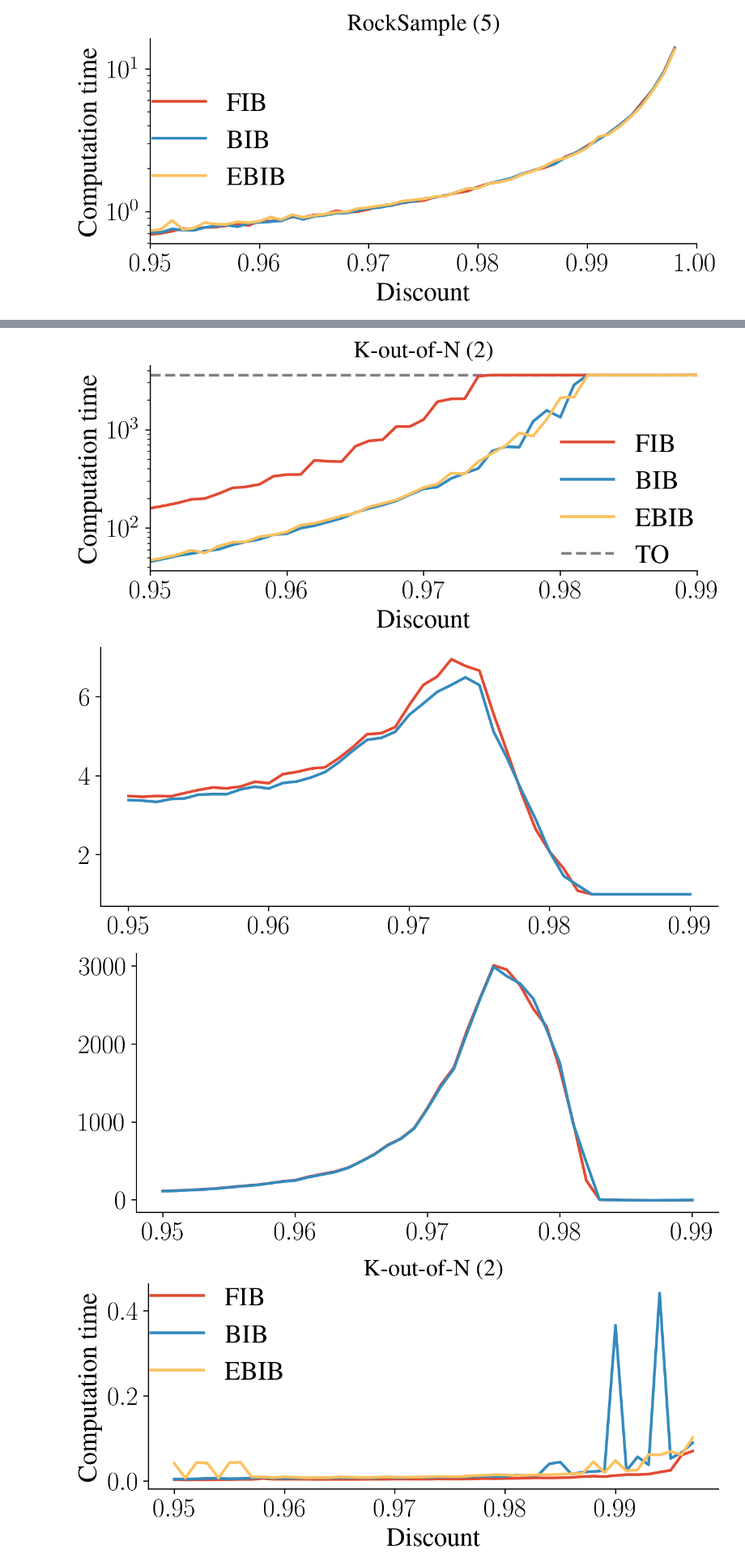
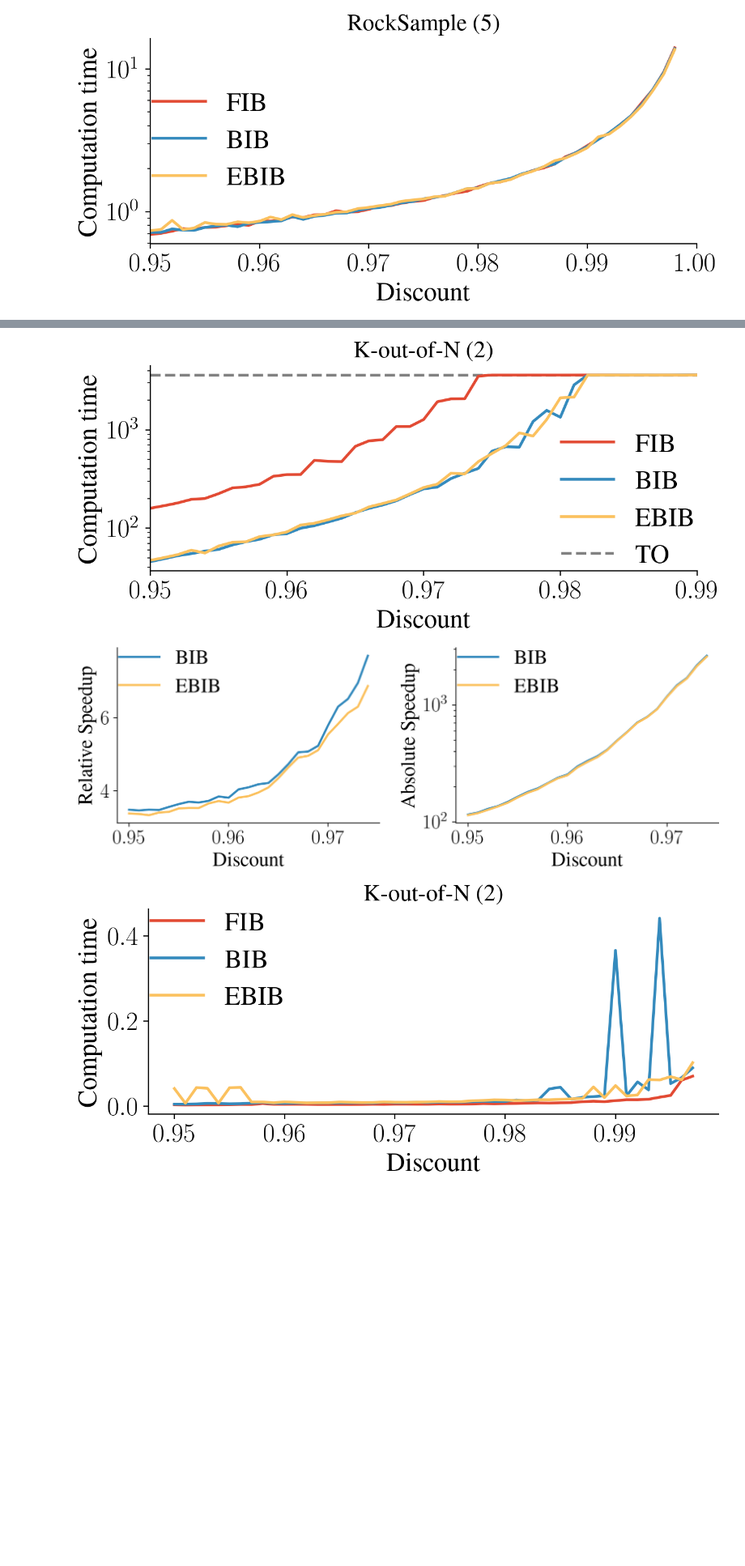
Before and after one commit to MKrale/Tighter_Informed_Bound, a Jupyter notebook: plotting_python.ipynb, the cells around one changed output, grey strips where cells are left out. Shown: that part at 81% size. Cells and saved outputs as stored; diff of their text form; code cells hidden in the pictures; blank space fills up the shorter version.

Commit message:
small experiments & data analysis changes

```diff
--- a/plotting_python.ipynb
+++ b/plotting_python.ipynb
@@ -492,7 +490,8 @@ print(dataframe.to_latex(column_format="l||rrrrr||r|rr|rr|rr|rr"))
 \bottomrule
 \end{tabular}
 # %%
-colours =  ['#E24A33', '#348ABD',  '#FBC15E', '#8EBA42', '#FFB5B8']
+# colours =  ['#E24A33', '#348ABD',  '#FBC15E', '#8EBA42', '#FFB5B8']
+colours = ["#7C16C6","#31E20C", "#FFA90D", "#F90D24",  "#FFF90D"]
 interesting = ["SparseHallway2"]
 
 
@@ -758,43 +758,86 @@ plt.legend(handles, labels, loc='best')
 plt.title("K-out-of-N (2)")
 plt.savefig(filename, transparent=True)
 plt.show()
 
+# cutoff = 16
+cutoff = 16
+for i in range(len(times)):
+    times[i] = times[i][:-cutoff]
+
+discounts = discounts[:-cutoff]
+
 
 speedup_rel_BIB = savgol_filter(np.divide(times[0], times[1]), window_length=3, polyorder=0, mode="nearest")
 speedup_rel_EBIB = savgol_filter(np.divide(times[0], times[2]), window_length=3, polyorder=0, mode="nearest")
 speedup_abs_BIB = savgol_filter(np.subtract(times[0], times[1]), window_length=3, polyorder=0, mode="nearest")
 speedup_abs_EBIB = savgol_filter(np.subtract(times[0], times[2]), window_length=3, polyorder=0, mode="nearest")
 # speedup_rel_BIB = np.divide(times[0], times[1])
 # speedup_rel_EBIB = np.divide(times[0], times[2])
 # speedup_abs_BIB = np.subtract(times[0],times[1])
 # speedup_abs_EBIB = np.subtract(times[0],times[2])
 # plt.xlim(0.95, 0.974)
 # plt.ylim(0,25)
-plt.plot(discounts,speedup_rel_BIB)#, color=colours[i], linestyle="-")
-plt.plot(discounts,speedup_rel_EBIB)#, color=colours[i], linestyle="-")
+# plt.plot(discounts,speedup_rel_BIB)#, color=colours[i], linestyle="-")
+# plt.plot(discounts,speedup_rel_EBIB)#, color=colours[i], linestyle="-")
+# plt.show()
+# # plt.xlim(0.95, 0.974)
+# # plt.ylim(0,1000)
+# plt.plot(discounts,speedup_abs_BIB)#, color=colours[i], linestyle="-")
+# plt.plot(discounts,speedup_abs_EBIB)#, color=colours[i], linestyle="-")
+# # plt.yscale("log")
+# plt.show()
+
+fig, (ax1, ax2) = plt.subplots(1, 2, figsize=(9, 3.5), sharex=True)
+
+# First subplot: Relative Speedup
+# ax1.set_xlim(0.95, 1)
+ax1.plot(discounts, speedup_rel_BIB, color=colours[1], linestyle="-", label="BIB")
+ax1.plot(discounts, speedup_rel_EBIB, color=colours[2], linestyle="-", label="EBIB")
+ax1.legend(loc="upper left")
+# ax1.set_yscale("log")
+ax1.set_xlabel("Discount")
+ax1.set_ylabel("Relative Speedup")
+# ax1.set_title("Relative Speedup vs Discount")  # Optional title for clarity
+
+# Second subplot: Absolute Speedup
+# ax2.set_xlim(0.95, 1)
+ax2.plot(discounts, speedup_abs_BIB, color=colours[1], linestyle="-", label="BIB")
+ax2.plot(discounts, speedup_abs_EBIB, color=colours[2], linestyle="-", label="EBIB")
+ax2.legend(loc="upper left")
+ax2.set_xlabel("Discount")
+ax2.set_ylabel("Absolute Speedup")
+ax2.set_yscale("log")
+# ax2.yaxis.tick_right()
+# ax2.yaxis.set_label_position("right")
+# ax2.spines['right'].set_position(('outward', 0))  # Move the right spine outwards to become the primary y-axis
+# ax2.spines['left'].set_visible(False)  # Hide the left y-axis spine
+# ax2.spines['right'].set_visible(True)
+ax2.set_ylabel("Absolute Speedup")
+# ax2.set_title("Absolute Speedup vs Discount")  # Optional title for clarity
+
+# Adjust the layout so the plots don't overlap
+plt.tight_layout()
+
+# Save the figure if needed
+plt.savefig("Data/Figures/DiscountTest_K-out-of-N2_speedup_subplots.pdf")
+
+# Display the plots
 plt.show()
-# plt.xlim(0.95, 0.974)
-# plt.ylim(0,1000)
-plt.plot(discounts,speedup_abs_BIB)#, color=colours[i], linestyle="-")
-plt.plot(discounts,speedup_abs_EBIB)#, color=colours[i], linestyle="-")
-# plt.yscale("log")
-plt.show()
 # %% [output]
 0.974
 3508.9622650146484
 404.3441159725189
 474.68137407302856
 0.97
 1271.5575048923492
 250.47479605674744
 258.72852993011475
 0.95
 159.3457260131836
 45.559507846832275
 47.029032945632935
 [figure]
-[figure, old version]
+[figure, new version]
-[figure, removed]
 # %%
 # K-out-of-N2
 filename = "Data/Figures/DiscountTest_K-out-of-N2_heuristic.pdf"
```
Also changed, not shown: parts of 3 cells of this notebook, 5 other files.
